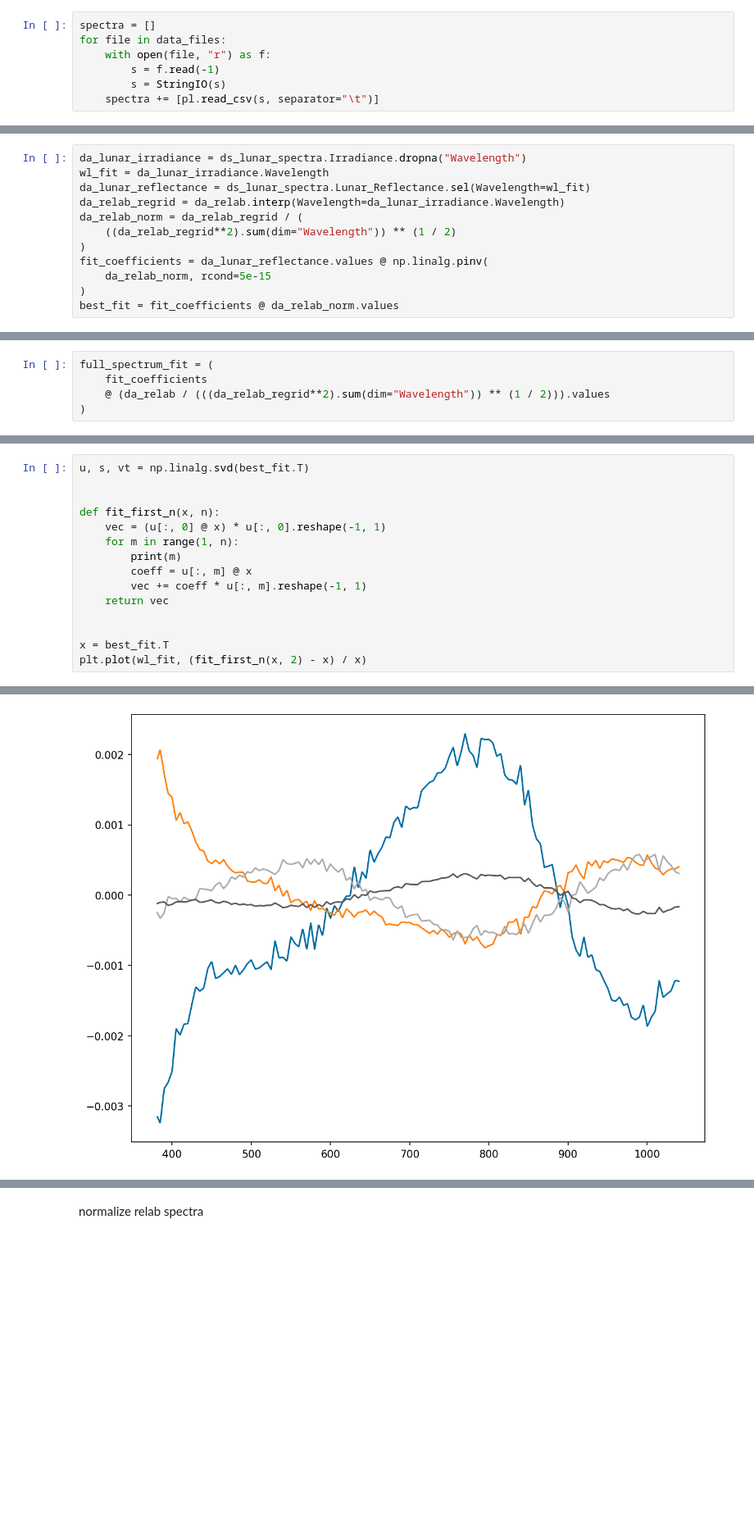
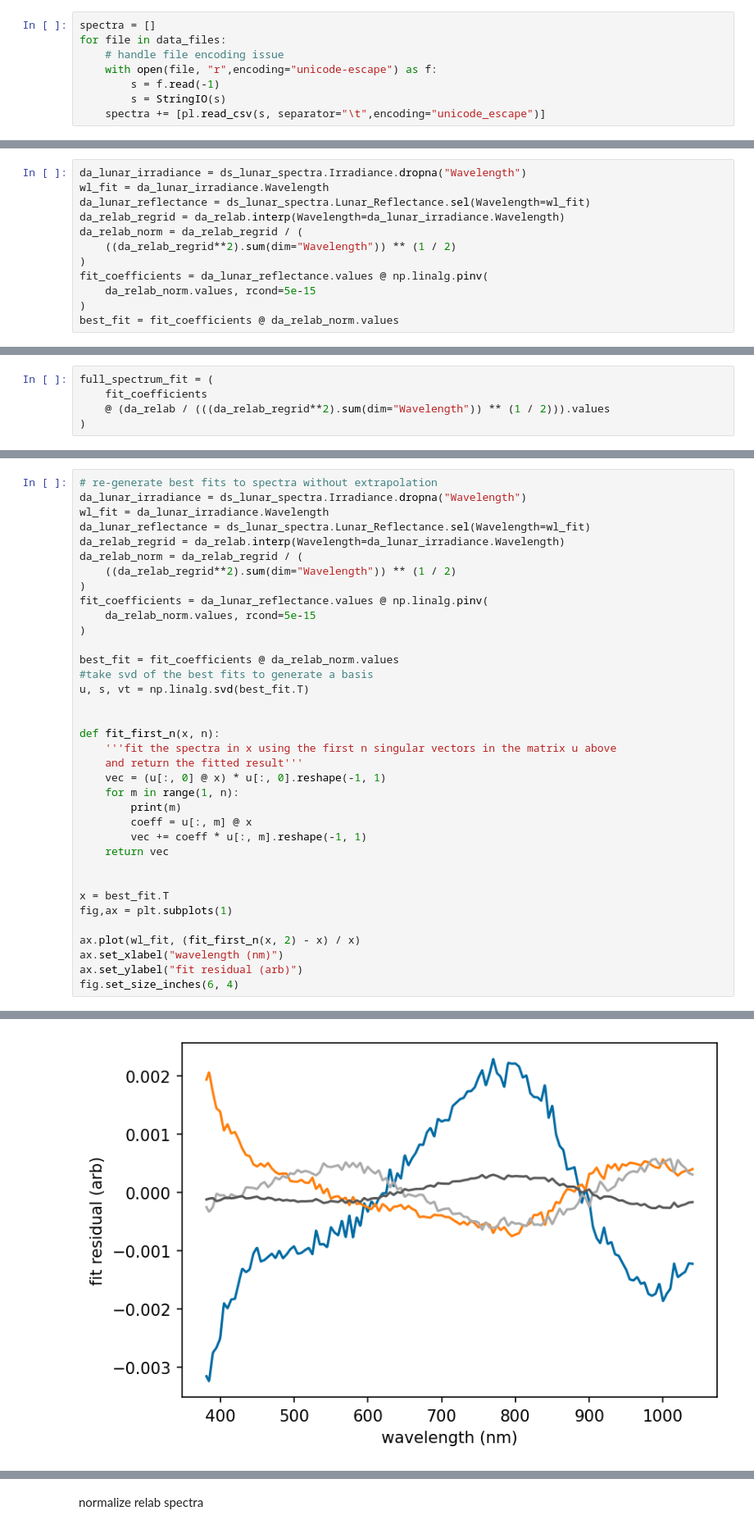
Before and after one commit to usnistgov/air-lusi, a Jupyter notebook: example_usage/relab_spectra.ipynb, the cells around one changed output, grey strips where cells are left out. Shown at 82% size. Saved outputs shown, nothing was run; the diff lists cells and outputs as text; blank space fills up the shorter version.

```diff
--- a/example_usage/relab_spectra.ipynb
+++ b/example_usage/relab_spectra.ipynb
@@ -56,10 +57,11 @@ Found 19 files
 # %%
 spectra = []
 for file in data_files:
-    with open(file, "r") as f:
+    # handle file encoding issue
+    with open(file, "r",encoding="unicode-escape") as f:
         s = f.read(-1)
         s = StringIO(s)
-    spectra += [pl.read_csv(s, separator="\t")]
+    spectra += [pl.read_csv(s, separator="\t",encoding="unicode_escape")]
 # %%
 data_cols = [col for spectrum in spectra for col in spectrum.columns if "<45" in col]
 # %%
@@ -109,7 +111,7 @@ da_relab_norm = da_relab_regrid / (
     ((da_relab_regrid**2).sum(dim="Wavelength")) ** (1 / 2)
 )
 fit_coefficients = da_lunar_reflectance.values @ np.linalg.pinv(
-    da_relab_norm, rcond=5e-15
+    da_relab_norm.values, rcond=5e-15
 )
 best_fit = fit_coefficients @ da_relab_norm.values
 # %%
@@ -205,8 +209,24 @@ Below documentation will be improved. Here we're looking at dimensionality reduc
 # %%
+# re-generate best fits to spectra without extrapolation
+da_lunar_irradiance = ds_lunar_spectra.Irradiance.dropna("Wavelength")
+wl_fit = da_lunar_irradiance.Wavelength
+da_lunar_reflectance = ds_lunar_spectra.Lunar_Reflectance.sel(Wavelength=wl_fit)
+da_relab_regrid = da_relab.interp(Wavelength=da_lunar_irradiance.Wavelength)
+da_relab_norm = da_relab_regrid / (
+    ((da_relab_regrid**2).sum(dim="Wavelength")) ** (1 / 2)
+)
+fit_coefficients = da_lunar_reflectance.values @ np.linalg.pinv(
+    da_relab_norm.values, rcond=5e-15
+)
+
+best_fit = fit_coefficients @ da_relab_norm.values
+#take svd of the best fits to generate a basis
 u, s, vt = np.linalg.svd(best_fit.T)
 
 
 def fit_first_n(x, n):
+    '''fit the spectra in x using the first n singular vectors in the matrix u above
+    and return the fitted result'''
     vec = (u[:, 0] @ x) * u[:, 0].reshape(-1, 1)
     for m in range(1, n):
         print(m)
@@ -216,6 +236,11 @@ def fit_first_n(x, n):
 
 
 x = best_fit.T
-plt.plot(wl_fit, (fit_first_n(x, 2) - x) / x)
+fig,ax = plt.subplots(1)
+
+ax.plot(wl_fit, (fit_first_n(x, 2) - x) / x)
+ax.set_xlabel("wavelength (nm)")
+ax.set_ylabel("fit residual (arb)")
+fig.set_size_inches(6, 4)
 # %% [output]
 1
@@ -226 +247 @@ plt.plot(wl_fit, (fit_first_n(x, 2) - x) / x)
-[figure, old version]
+[figure, new version]
```
Also changed, not shown: parts of 25 cells of this notebook, 10 other files.
